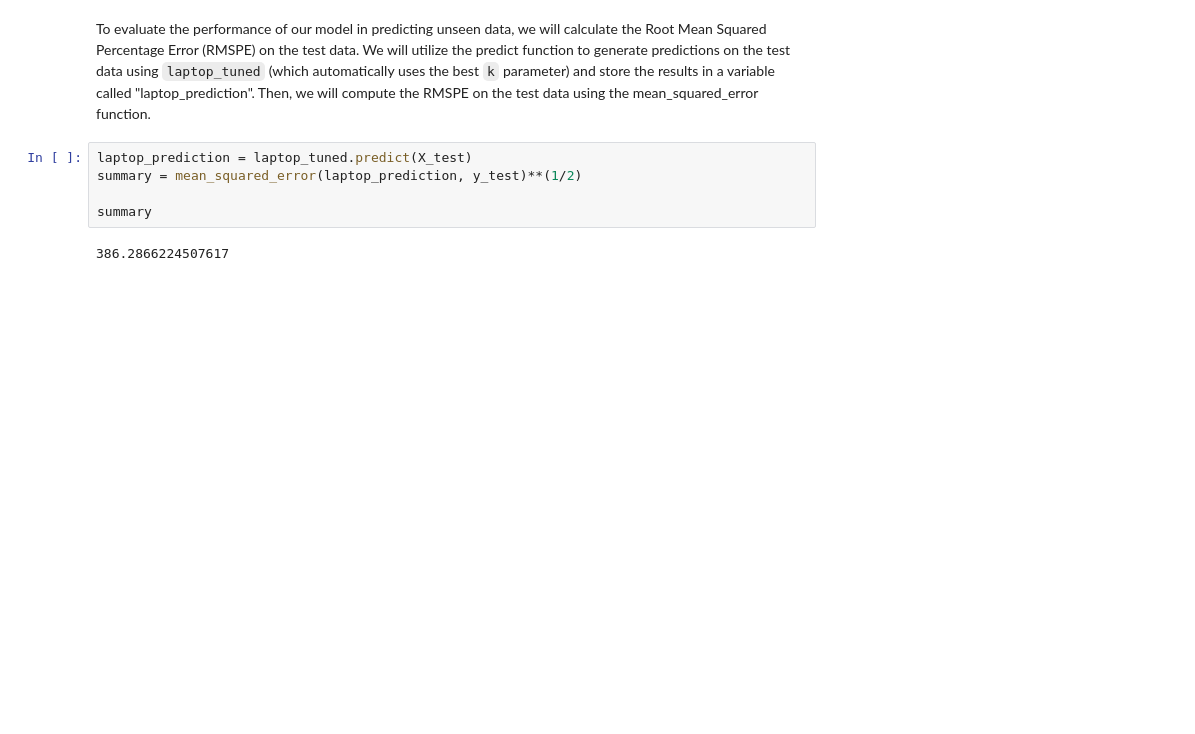
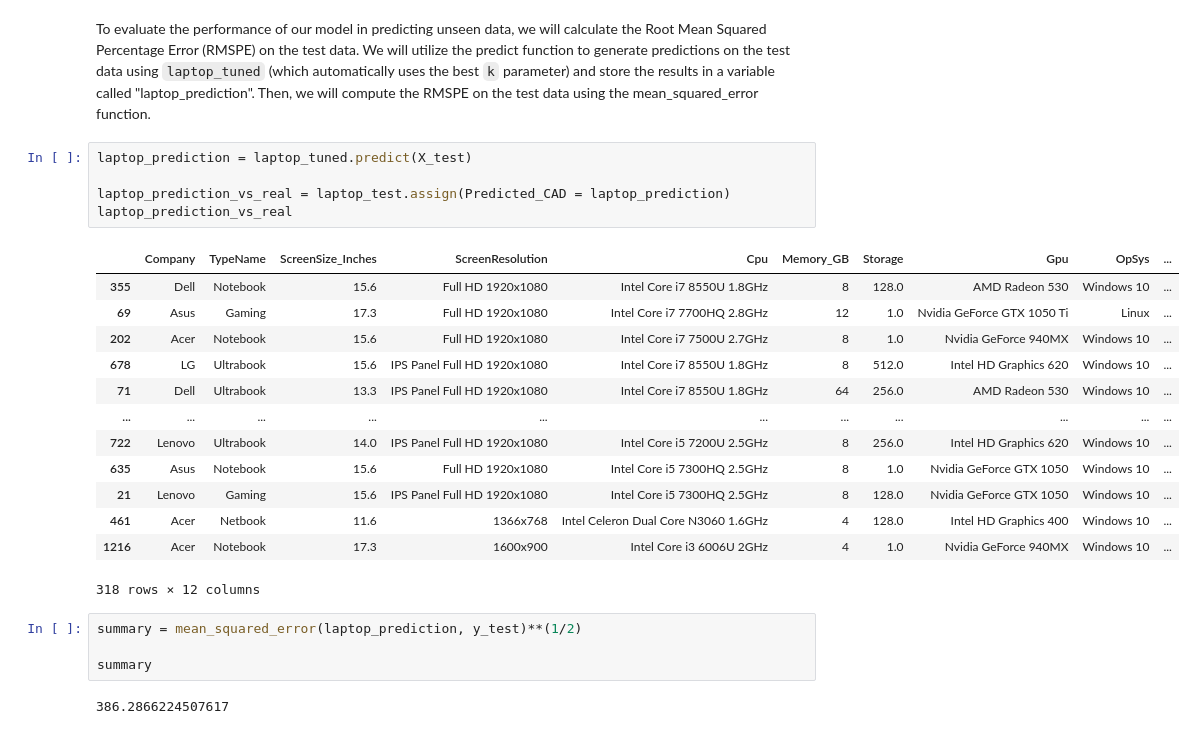
Before and after one commit to fyip3/ds_project, a Jupyter notebook: code/Analysis/Laptop Regressive Price Model.ipynb, the cells around one changed output. Saved outputs shown, nothing was run; the diff lists cells and outputs as text; blank space fills up the shorter version.

Commit message:
Added Dataframe to visualize predicted vs actual

```diff
--- a/code/Analysis/Laptop Regressive Price Model.ipynb
+++ b/code/Analysis/Laptop Regressive Price Model.ipynb
@@ -213,8 +213,26 @@ laptop_RMSE
 To evaluate the performance of our model in predicting unseen data, we will calculate the Root Mean Squared Percentage Error (RMSPE) on the test data. We will utilize the predict function to generate predictions on the test data using `laptop_tuned` (which automatically uses the best `k` parameter) and store the results in a variable called "laptop_prediction". Then, we will compute the RMSPE on the test data using the mean_squared_error function.
 # %%
 laptop_prediction = laptop_tuned.predict(X_test)
-summary = mean_squared_error(laptop_prediction, y_test)**(1/2)
 
-summary
+laptop_prediction_vs_real = laptop_test.assign(Predicted_CAD = laptop_prediction)
+laptop_prediction_vs_real
 # %% [output]
+|  | Company | TypeName | ScreenSize_Inches | ScreenResolution | Cpu | Memory_GB | Storage | Gpu | OpSys | ... |
+| 355 | Dell | Notebook | 15.6 | Full HD 1920x1080 | Intel Core i7 8550U 1.8GHz | 8 | 128.0 | AMD Radeon 530 | Windows 10 | ... |
+| 69 | Asus | Gaming | 17.3 | Full HD 1920x1080 | Intel Core i7 7700HQ 2.8GHz | 12 | 1.0 | Nvidia GeForce GTX 1050 Ti | Linux | ... |
+| 202 | Acer | Notebook | 15.6 | Full HD 1920x1080 | Intel Core i7 7500U 2.7GHz | 8 | 1.0 | Nvidia GeForce 940MX | Windows 10 | ... |
+| 678 | LG | Ultrabook | 15.6 | IPS Panel Full HD 1920x1080 | Intel Core i7 8550U 1.8GHz | 8 | 512.0 | Intel HD Graphics 620 | Windows 10 | ... |
+| 71 | Dell | Ultrabook | 13.3 | IPS Panel Full HD 1920x1080 | Intel Core i7 8550U 1.8GHz | 64 | 256.0 | AMD Radeon 530 | Windows 10 | ... |
+| ... | ... | ... | ... | ... | ... | ... | ... | ... | ... | ... |
+| 722 | Lenovo | Ultrabook | 14.0 | IPS Panel Full HD 1920x1080 | Intel Core i5 7200U 2.5GHz | 8 | 256.0 | Intel HD Graphics 620 | Windows 10 | ... |
+| 635 | Asus | Notebook | 15.6 | Full HD 1920x1080 | Intel Core i5 7300HQ 2.5GHz | 8 | 1.0 | Nvidia GeForce GTX 1050 | Windows 10 | ... |
+| 21 | Lenovo | Gaming | 15.6 | IPS Panel Full HD 1920x1080 | Intel Core i5 7300HQ 2.5GHz | 8 | 128.0 | Nvidia GeForce GTX 1050 | Windows 10 | ... |
+| 461 | Acer | Netbook | 11.6 | 1366x768 | Intel Celeron Dual Core N3060 1.6GHz | 4 | 128.0 | Intel HD Graphics 400 | Windows 10 | ... |
+| 1216 | Acer | Notebook | 17.3 | 1600x900 | Intel Core i3 6006U 2GHz | 4 | 1.0 | Nvidia GeForce 940MX | Windows 10 | ... |
-386.2866224507617
+318 rows × 12 columns
+# %%
+summary = mean_squared_error(laptop_prediction, y_test)**(1/2)
+
+summary
+# %% [output]
+386.2866224507617
```
